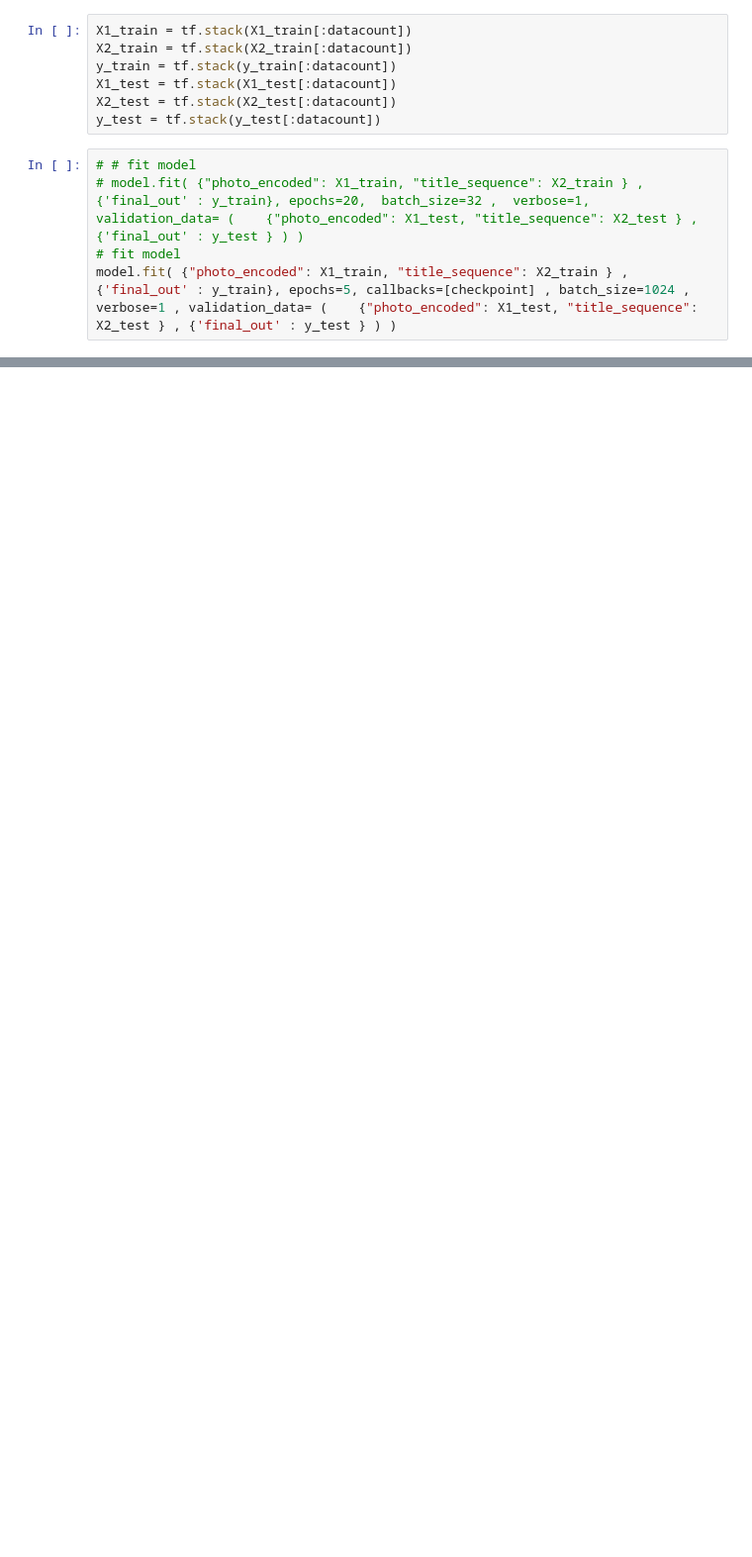
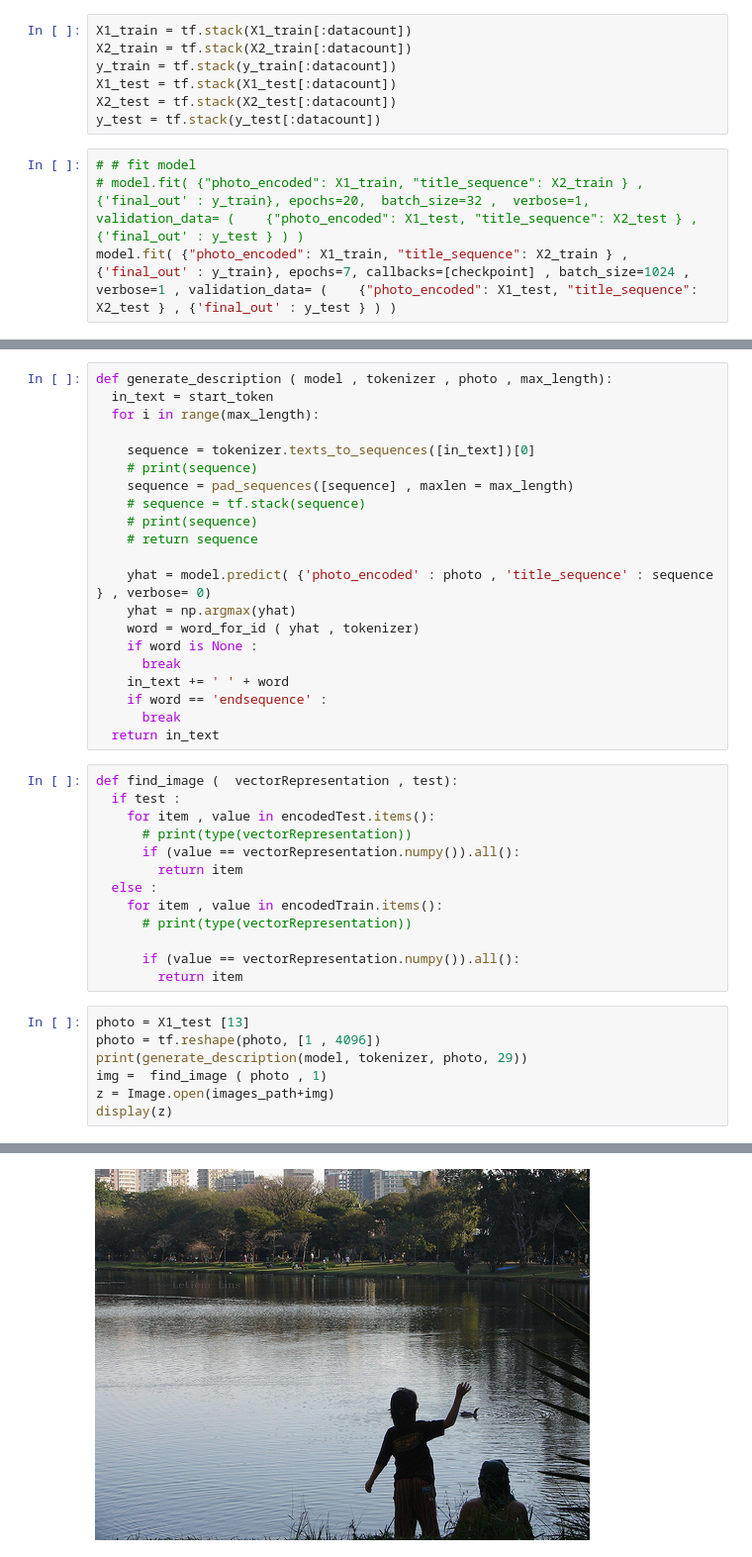
Before and after one commit to Nadiam75/DeepLearning_HW_3, a Jupyter notebook: Q3.ipynb, the cells around one changed output, grey strips where cells are left out. Shown at 99% size. Drawn from its saved outputs; the diff is of its cells as text; blank space fills up the shorter version.

```diff
--- a/Q3.ipynb
+++ b/Q3.ipynb
@@ -687,6 +673,5 @@ y_test = tf.stack(y_test[:datacount])
 # %%
 # # fit model
 # model.fit( {"photo_encoded": X1_train, "title_sequence": X2_train } , {'final_out' : y_train}, epochs=20,  batch_size=32 ,  verbose=1,  validation_data= (    {"photo_encoded": X1_test, "title_sequence": X2_test } , {'final_out' : y_test } ) )
-# fit model
-model.fit( {"photo_encoded": X1_train, "title_sequence": X2_train } , {'final_out' : y_train}, epochs=5, callbacks=[checkpoint] , batch_size=1024 ,  verbose=1 , validation_data= (    {"photo_encoded": X1_test, "title_sequence": X2_test } , {'final_out' : y_test } ) )
+model.fit( {"photo_encoded": X1_train, "title_sequence": X2_train } , {'final_out' : y_train}, epochs=7, callbacks=[checkpoint] , batch_size=1024 ,  verbose=1 , validation_data= (    {"photo_encoded": X1_test, "title_sequence": X2_test } , {'final_out' : y_test } ) )
 # %% [output]
@@ -708,0 +710,42 @@ Epoch 00005: val_loss improved from 3.91678 to 3.91060, saving model to model-ep
+# %%
+def generate_description ( model , tokenizer , photo , max_length):
+  in_text = start_token
+  for i in range(max_length):
+
+    sequence = tokenizer.texts_to_sequences([in_text])[0]
+    # print(sequence)
+    sequence = pad_sequences([sequence] , maxlen = max_length)
+    # sequence = tf.stack(sequence)
+    # print(sequence)
+    # return sequence
+
+    yhat = model.predict( {'photo_encoded' : photo , 'title_sequence' : sequence  } , verbose= 0)
+    yhat = np.argmax(yhat)
+    word = word_for_id ( yhat , tokenizer)
+    if word is None :
+      break
+    in_text += ' ' + word
+    if word == 'endsequence' :
+      break
+  return in_text
+# %%
+def find_image (  vectorRepresentation , test):
+  if test :
+    for item , value in encodedTest.items():
+      # print(type(vectorRepresentation))
+      if (value == vectorRepresentation.numpy()).all():
+        return item
+  else :
+    for item , value in encodedTrain.items():
+      # print(type(vectorRepresentation))
+
+      if (value == vectorRepresentation.numpy()).all():
+        return item
+# %%
+photo = X1_test [13]
+photo = tf.reshape(photo, [1 , 4096])
+print(generate_description(model, tokenizer, photo, 29))
+img =  find_image ( photo , 1)
+z = Image.open(images_path+img)
+display(z)
+# %% [output]
@@ -708,0 +753 @@ Epoch 00005: val_loss improved from 3.91678 to 3.91060, saving model to model-ep
+[figure, added]
```
Also changed, not shown: parts of 45 cells of this notebook.
